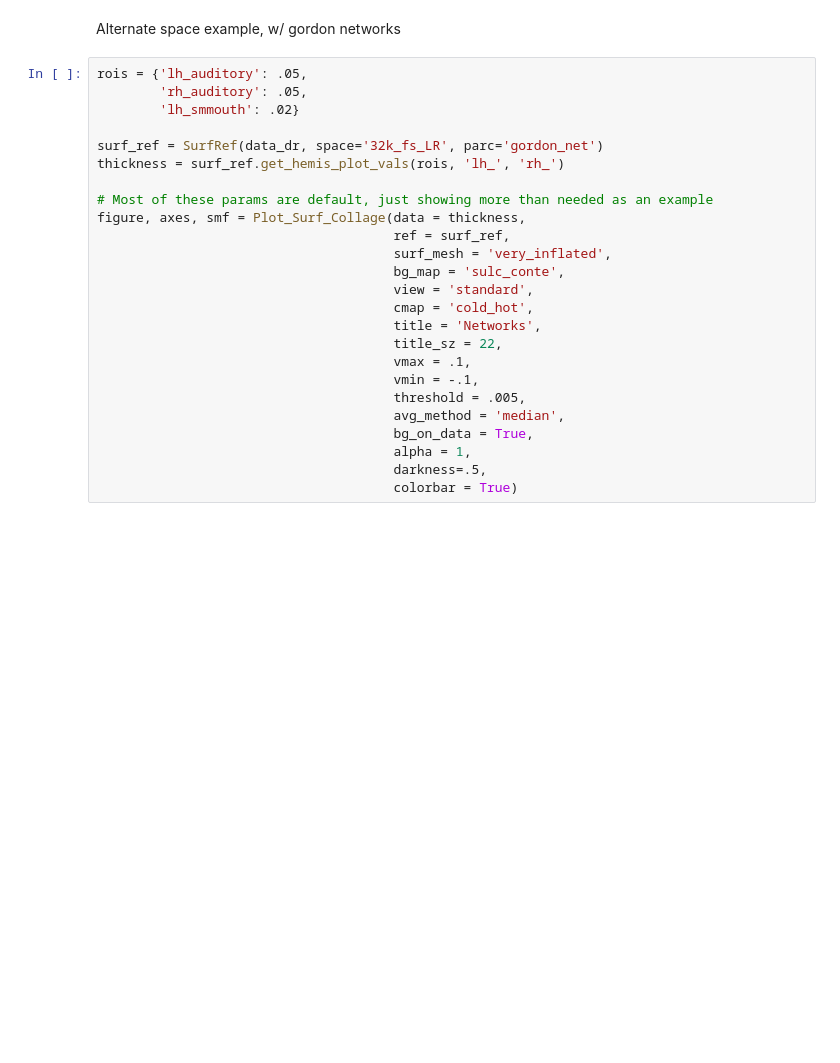
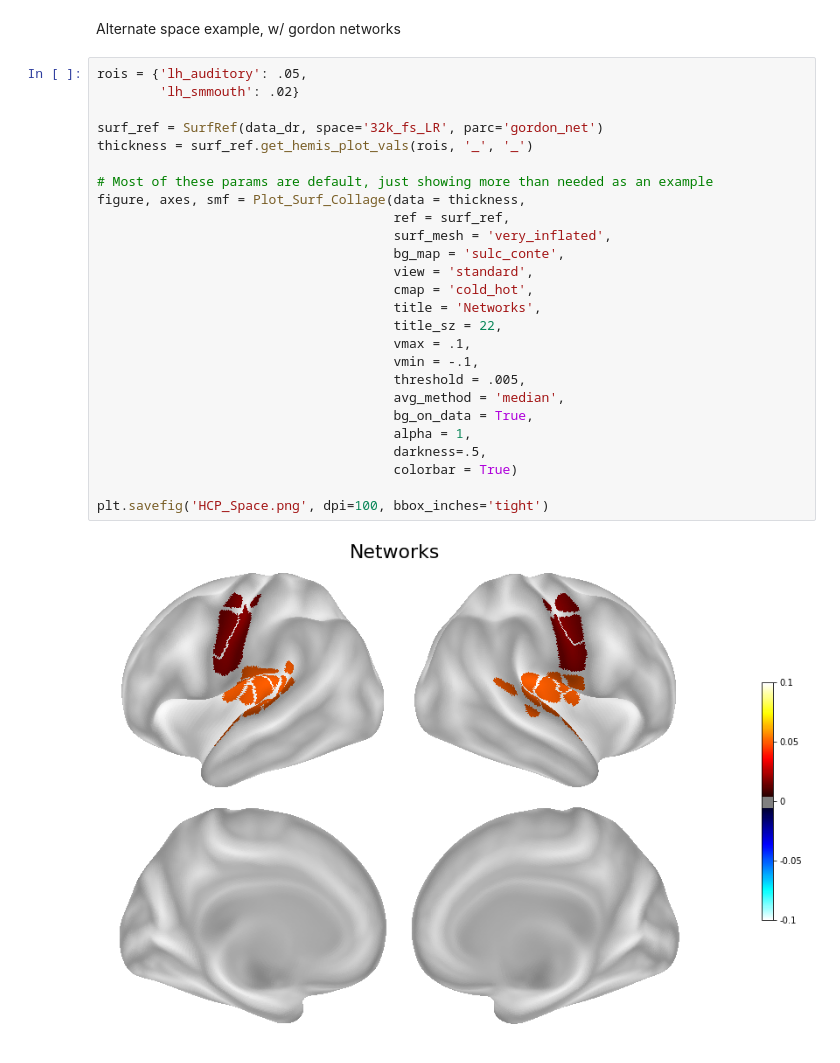
Before and after one commit to sahahn/Neuro_Plotting, a Jupyter notebook: Examples/Example_Plotting_ROIs.ipynb, the cells around one changed output. Drawn from its saved outputs; the diff is of its cells as text; blank space fills up the shorter version.

```diff
--- a/Examples/Example_Plotting_ROIs.ipynb
+++ b/Examples/Example_Plotting_ROIs.ipynb
@@ -189,26 +195,29 @@ figure, _ = Plot_SurfVol_Collage(thickness,
 Alternate space example, w/ gordon networks
 # %%
 rois = {'lh_auditory': .05,
-        'rh_auditory': .05,
         'lh_smmouth': .02}
 
 surf_ref = SurfRef(data_dr, space='32k_fs_LR', parc='gordon_net')
-thickness = surf_ref.get_hemis_plot_vals(rois, 'lh_', 'rh_')
+thickness = surf_ref.get_hemis_plot_vals(rois, '_', '_')
 
 # Most of these params are default, just showing more than needed as an example
 figure, axes, smf = Plot_Surf_Collage(data = thickness,
                                       ref = surf_ref,
                                       surf_mesh = 'very_inflated',
                                       bg_map = 'sulc_conte',
                                       view = 'standard',
                                       cmap = 'cold_hot',
                                       title = 'Networks',
                                       title_sz = 22,
                                       vmax = .1,
                                       vmin = -.1,
                                       threshold = .005,
                                       avg_method = 'median',
                                       bg_on_data = True,
                                       alpha = 1,
                                       darkness=.5,
                                       colorbar = True)
+
+plt.savefig('HCP_Space.png', dpi=100, bbox_inches='tight')
+# %% [output]
+[figure, added]
```
Also changed, not shown: parts of 5 cells of this notebook, 7 other files.
